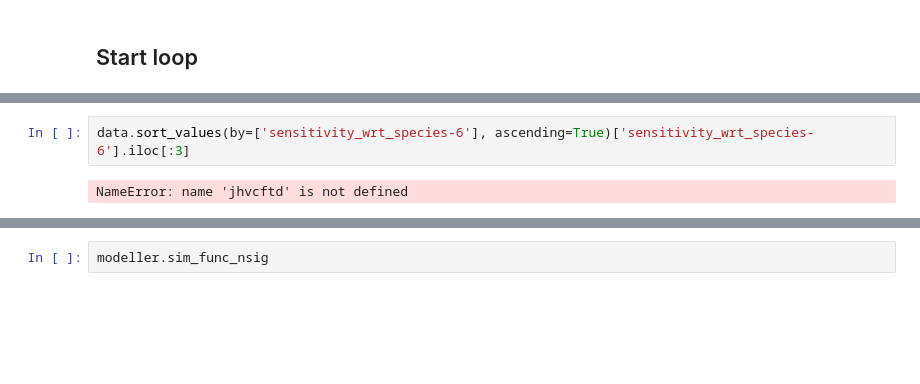
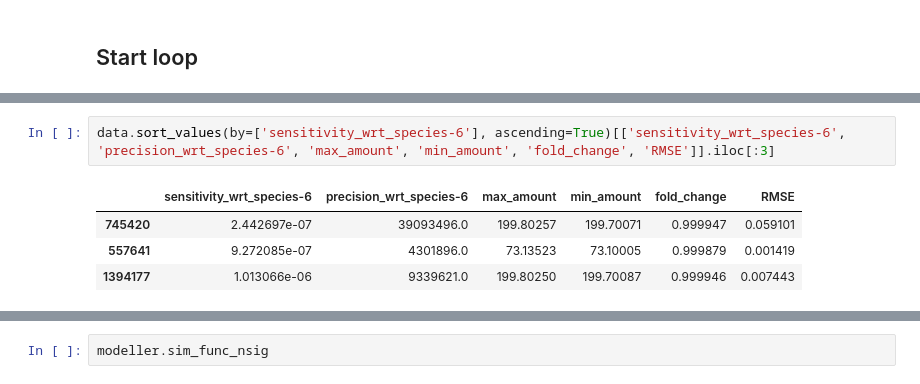
Before and after one commit to olive004/synbio_morpher, a Jupyter notebook: notebooks/16_Monte_Carlo_circuit_adaptability.ipynb, the cells around one changed output, grey strips where cells are left out. Cells and saved outputs as stored; diff of their text form; blank space fills up the shorter version.

```diff
--- a/notebooks/16_Monte_Carlo_circuit_adaptability.ipynb
+++ b/notebooks/16_Monte_Carlo_circuit_adaptability.ipynb
@@ -368,5 +369,8 @@ xla_bridge.py:backends():622: Unable to initialize backend 'rocm': NOT_FOUND: Co
 xla_bridge.py:backends():622: Unable to initialize backend 'tpu': module 'jaxlib.xla_extension' has no attribute 'get_tpu_client' INFO
 # %%
-data.sort_values(by=['sensitivity_wrt_species-6'], ascending=True)['sensitivity_wrt_species-6'].iloc[:3]
+data.sort_values(by=['sensitivity_wrt_species-6'], ascending=True)[['sensitivity_wrt_species-6', 'precision_wrt_species-6', 'max_amount', 'min_amount', 'fold_change', 'RMSE']].iloc[:3]
 # %% [output]
-NameError: name 'jhvcftd' is not defined
+|  | sensitivity_wrt_species-6 | precision_wrt_species-6 | max_amount | min_amount | fold_change | RMSE |
+| 745420 | 2.442697e-07 | 39093496.0 | 199.80257 | 199.70071 | 0.999947 | 0.059101 |
+| 557641 | 9.272085e-07 | 4301896.0 | 73.13523 | 73.10005 | 0.999879 | 0.001419 |
+| 1394177 | 1.013066e-06 | 9339621.0 | 199.80250 | 199.70087 | 0.999946 | 0.007443 |
```
Also changed, not shown: parts of 10 cells of this notebook, 2 other files.
